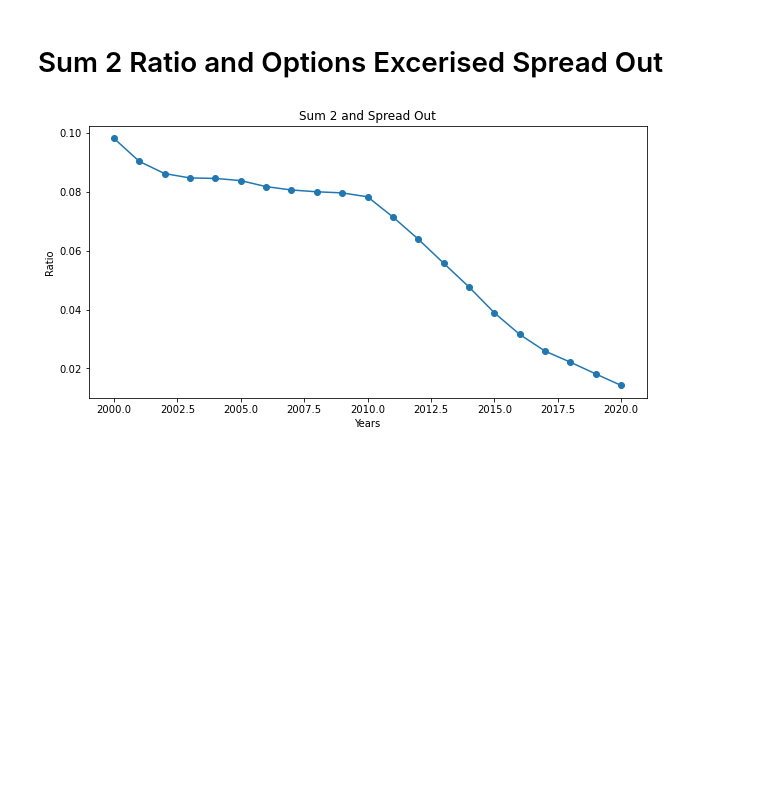
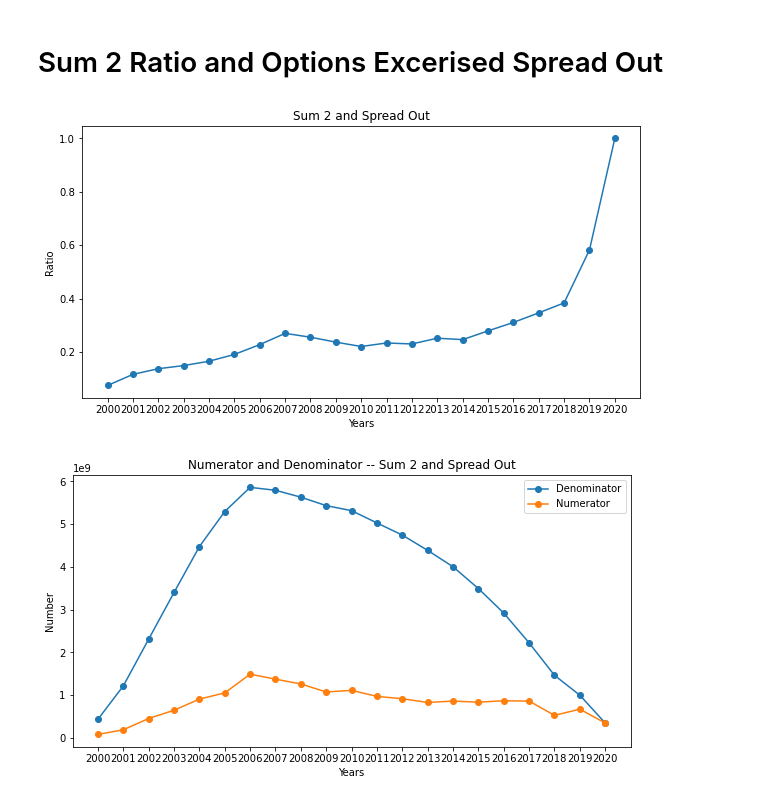
Before and after one commit to hessjacob/execucomp-boardex-project, a Jupyter notebook: BoardEx/BoardEx Plots.ipynb, the cells around one changed output. Saved outputs shown, nothing was run; the diff lists cells and outputs as text; code cells hidden in the pictures; blank space fills up the shorter version.

```diff
--- a/BoardEx/BoardEx Plots.ipynb
+++ b/BoardEx/BoardEx Plots.ipynb
@@ -4,6 +4,10 @@ import pandas as pd
 import matplotlib.pyplot as plt
 plt.rcParams["figure.figsize"]=(10,5)
 import numpy as np
+
+#import statistics
+stats_sum3 = pd.read_csv('Clean2/statistics_sum3.csv', index_col=0)
+stats_sum2 = pd.read_csv('Clean2/statistics_sum2.csv', index_col=0)
 # %% [markdown]
 # Guide
 
@@ -23,10 +41,20 @@ See the *BoardEx Progress Summary.pdf* for more details on what is going on.
 # %% [markdown]
 # Sum 3 Ratio and Options Excerised Spread Out
 # %%
-ratio_avg_sum3_spread = pd.read_csv('Clean/ratio_avg_agg_spread.csv', index_col=0)
-plt.plot(range(2000,2021), ratio_avg_sum3_spread.T, marker='o')
-plt.title('Sum 3 and Spread Out')
+ratio_avg_sum3_spread = pd.read_csv('Clean2/ratio_avg_spread_sum3.csv', index_col=0)
+plt.plot(ratio_avg_sum3_spread.columns, ratio_avg_sum3_spread.T, marker='o')
+plt.title('Ratio -- Sum 3 and Spread Out')
 plt.ylabel('Ratio')
 plt.xlabel('Years')
 plt.show()
+
+denominator_spread_sum3 = stats_sum3[stats_sum3.index == 'denominator_total_stock_spread']
+numerator_spread_sum3 = stats_sum3[stats_sum3.index == 'numerator_spread']
+plt.plot(denominator_spread_sum3.columns, denominator_spread_sum3.T, marker='o')
+plt.plot(numerator_spread_sum3.columns, numerator_spread_sum3.T, marker='o')
+plt.title('Numerator and Denominator -- Sum 3 and Spread Out')
+plt.legend(['Denominator', 'Numerator'])
+plt.ylabel('Number')
+plt.xlabel('Years')
+plt.show()
 # %% [output]
@@ -34,12 +63,23 @@ plt.show()
 # %% [markdown]
 # Sum 2 Ratio and Options Excerised Spread Out
 # %%
-ratio_avg_sum2_spread = pd.read_csv('Clean/ratio_avg_agg_spread_sum2.csv', index_col=0)
-plt.plot(range(2000,2021), ratio_avg_sum2_spread.T, marker='o')
+ratio_avg_sum2_spread = pd.read_csv('Clean2/ratio_avg_spread_sum2.csv', index_col=0)
+plt.plot(ratio_avg_sum3_spread.columns, ratio_avg_sum3_spread.T, marker='o')
 plt.title('Sum 2 and Spread Out')
 plt.ylabel('Ratio')
 plt.xlabel('Years')
 plt.show()
+
+denominator_spread_sum2 = stats_sum2[stats_sum2.index == 'denominator_total_stock_spread']
+numerator_spread_sum2 = stats_sum2[stats_sum2.index == 'numerator_spread']
+plt.plot(denominator_spread_sum2.columns, denominator_spread_sum2.T, marker='o')
+plt.plot(numerator_spread_sum2.columns, numerator_spread_sum2.T, marker='o')
+plt.title('Numerator and Denominator -- Sum 2 and Spread Out')
+plt.legend(['Denominator', 'Numerator'])
+plt.ylabel('Number')
+plt.xlabel('Years')
+plt.show()
 # %% [output]
-[figure, old version]
+[figure, new version]
+[figure, added]
 # %% [markdown]
```
Also changed, not shown: parts of 7 cells of this notebook.
